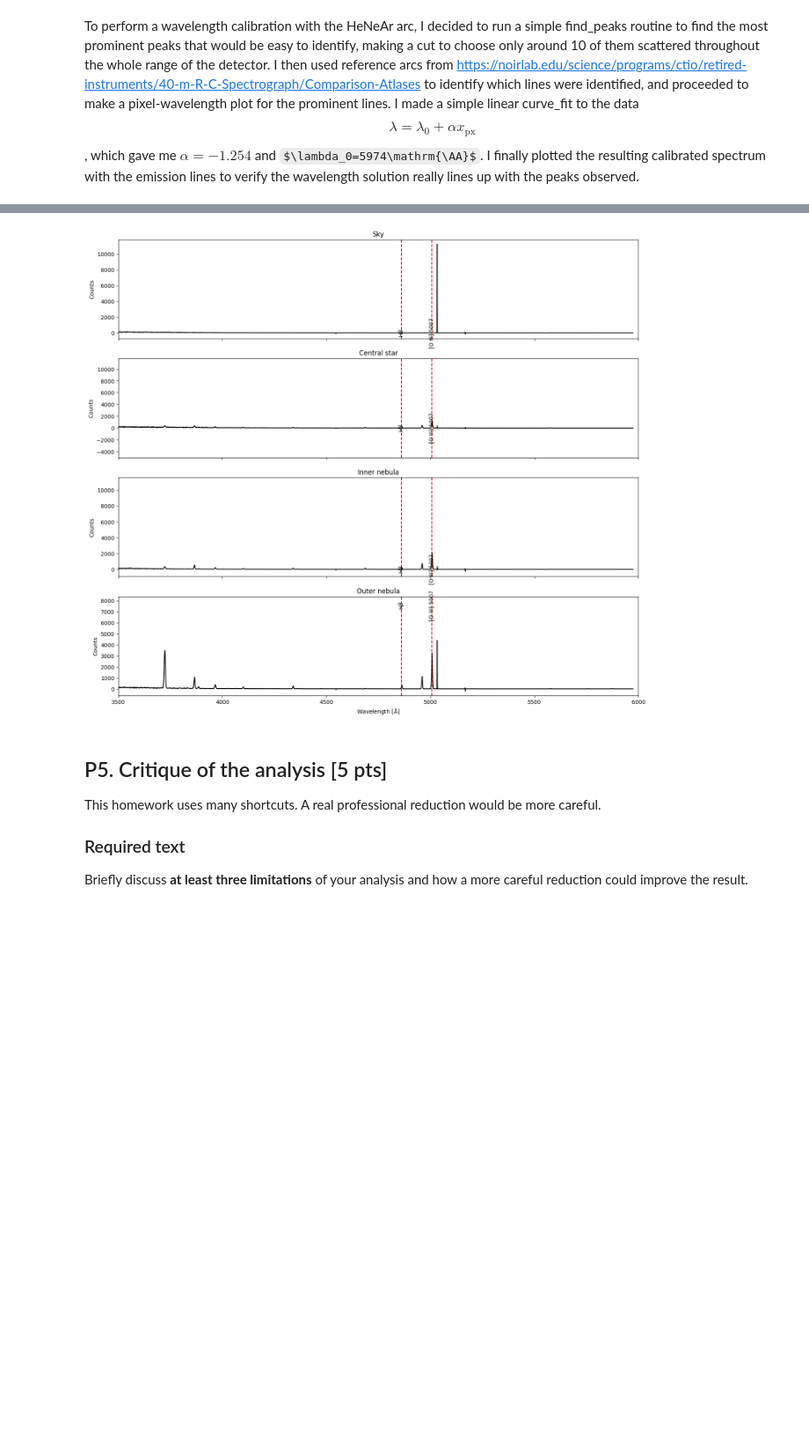
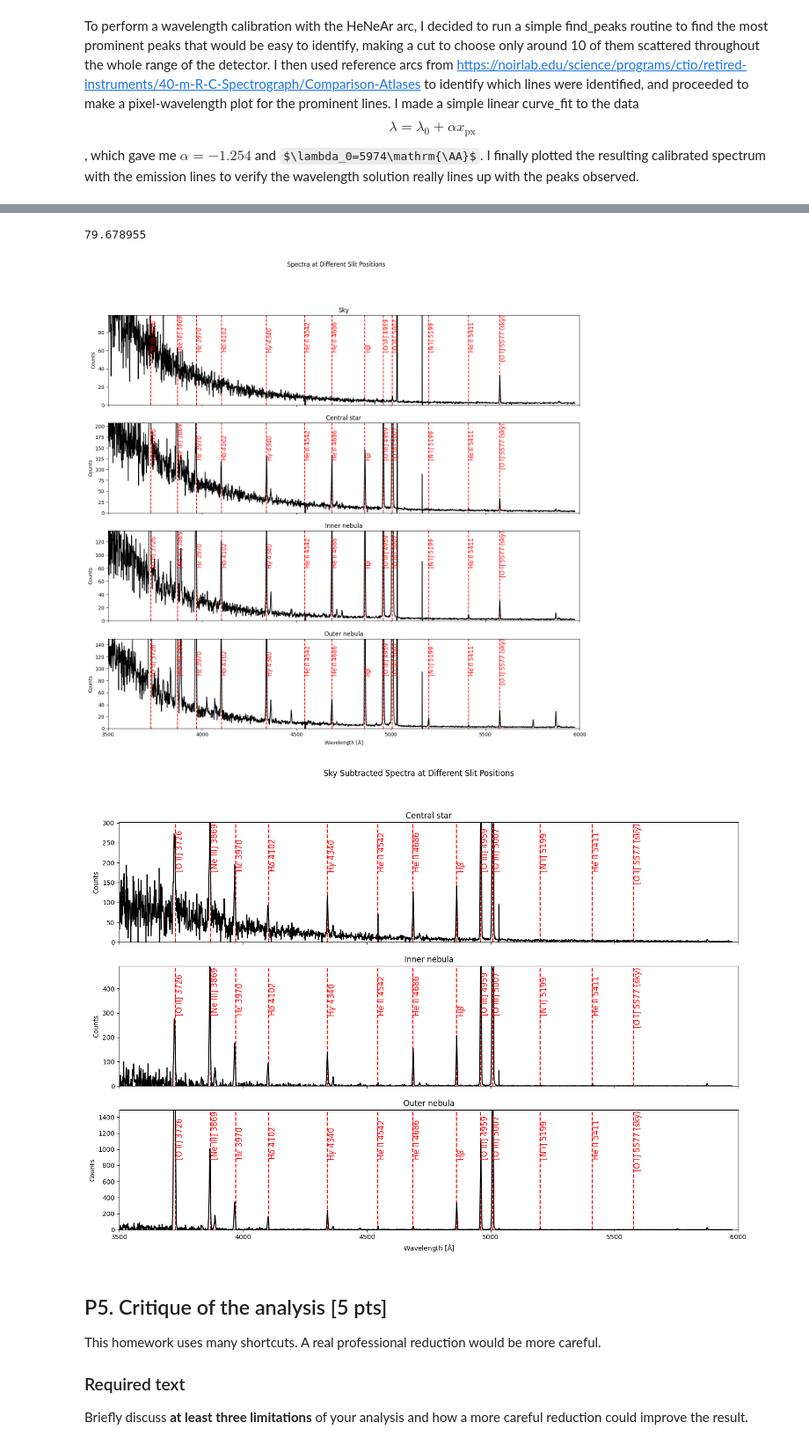
Before and after one commit to oliviergilbertastro/UMich, a Jupyter notebook: ASTRO501/hw4b/HW4b_v3.ipynb, the cells around one changed output, grey strips where cells are left out. Shown at 88% size. Saved outputs shown, nothing was run; the diff lists cells and outputs as text; code cells hidden in the pictures; some formulas as TeX source; blank space fills up the shorter version.

```diff
--- a/ASTRO501/hw4b/HW4b_v3.ipynb
+++ b/ASTRO501/hw4b/HW4b_v3.ipynb
@@ -426,46 +426,80 @@ spec_outer = extract_multi(m57_flat, outer_regions)
 def plot_emission_lines(ax:plt.Axes):
     lines = {
         "[O III] 5007": 5007,
+        "[O III] 4959": 4959,
         r"H$\beta$": 4861,
+        "He II 4686": 4686,
+        "He II 4542": 4542,
+        "[O I] 5577 (sky)": 5577,
+        "[O II] 3726": 3726,
+        "[Ne III] 3869": 3869,
+        "[N I] 5199": 5199,
+        "He II 5411": 5411,
+        r"H$\epsilon$ 3970": 3970,
+        r"H$\delta$ 4102": 4102,
+        r"H$\gamma$ 4340": 4340,
+
     }
-
+    ylims = ax.get_ylim()
     for name, lam in lines.items():
-        ax.axvline(lam, linestyle='--', alpha=1, color="red")
-        ax.text(lam, plt.ylim()[1]*0.9, name,
-                rotation=90, ha='center', va='center', fontsize=10)
+        ax.axvline(lam, linestyle='--', alpha=1, color="red", zorder=-3)
+        ax.text(lam, ylims[1]*(0.6 if "sky" not in name else 0.5), name, color="red", rotation=90, fontsize=12)
+    ax.set_ylim(0,ylims[1])
 
 fig, ax = plt.subplots(4, 1, figsize=(17, 15), sharex=True)
-
-
 ax[0].plot(wave, spec_sky, color="black")
+print(np.nanquantile(spec_sky,0.92))
+ax[0].set_ylim(0,np.nanquantile(spec_sky,0.95))
 plot_emission_lines(ax[0])
 ax[0].set_title("Sky")
 ax[1].plot(wave, spec_star, color="black")
+ax[1].set_ylim(0,np.nanquantile(spec_star,0.95))
 plot_emission_lines(ax[1])
 ax[1].set_title("Central star")
 ax[2].plot(wave, spec_inner, color="black")
+ax[2].set_ylim(0,np.nanquantile(spec_inner,0.95))
 plot_emission_lines(ax[2])
 ax[2].set_title("Inner nebula")
 ax[3].plot(wave, spec_outer, color="black")
+ax[3].set_ylim(0,np.nanquantile(spec_outer,0.95))
 plot_emission_lines(ax[3])
 ax[3].set_title("Outer nebula")
 
 ax[0].set_ylabel(r"Counts")
 ax[1].set_ylabel(r"Counts")
 ax[2].set_ylabel(r"Counts")
 ax[3].set_ylabel(r"Counts")
 ax[3].set_xlabel(r"Wavelength [$\mathrm{\AA}$]")
 plt.xlim(3500,6000)
-#plt.xlabel("Wavelength (Å)")
-#plt.ylabel("Flux (offset)")
-#plt.title("Spectra at Different Slit Positions")
+plt.suptitle("Spectra at Different Slit Positions")
+plt.show()
 
-#plt.legend()
-#plt.xlim(4500, 7500)
+fig, ax = plt.subplots(3, 1, figsize=(17, 15*3/4), sharex=True)
+ax[0].plot(wave, spec_star-spec_sky, color="black")
+ax[0].set_ylim(0,np.nanquantile(spec_star-spec_sky,0.99))
+plot_emission_lines(ax[0])
+ax[0].set_title("Central star")
+ax[1].plot(wave, spec_inner-spec_sky, color="black")
+ax[1].set_ylim(0,np.nanquantile(spec_inner-spec_sky,0.99))
+plot_emission_lines(ax[1])
+ax[1].set_title("Inner nebula")
+ax[2].plot(wave, spec_outer-spec_sky, color="black")
+ax[2].set_ylim(0,np.nanquantile(spec_outer-spec_sky,0.99))
+plot_emission_lines(ax[2])
+ax[2].set_title("Outer nebula")
+
+ax[0].set_ylabel(r"Counts")
+ax[1].set_ylabel(r"Counts")
+ax[2].set_ylabel(r"Counts")
+ax[2].set_xlabel(r"Wavelength [$\mathrm{\AA}$]")
+plt.xlim(3500,6000)
+plt.suptitle("Sky Subtracted Spectra at Different Slit Positions")
 plt.show()
 # %% [output]
 [figure]
+79.678955
-[figure, old version]
+[figure, new version]
+[figure, added]
 # %% [markdown]
 ## P5. Critique of the analysis [5 pts]
 
```
